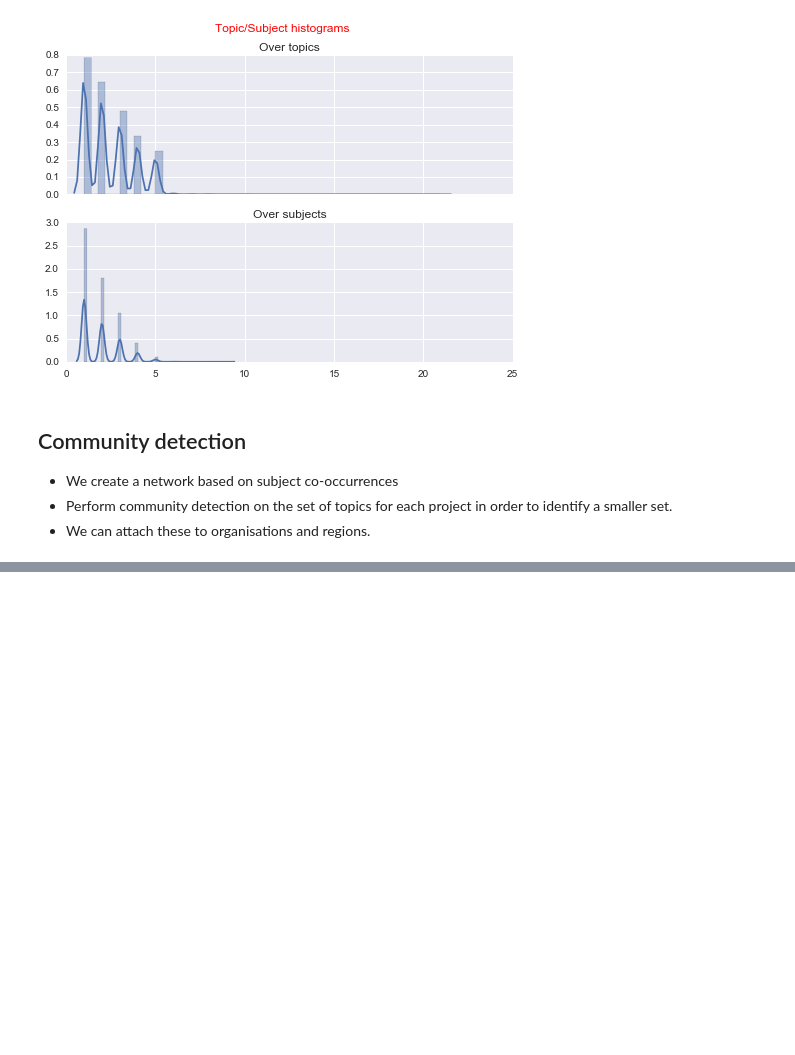
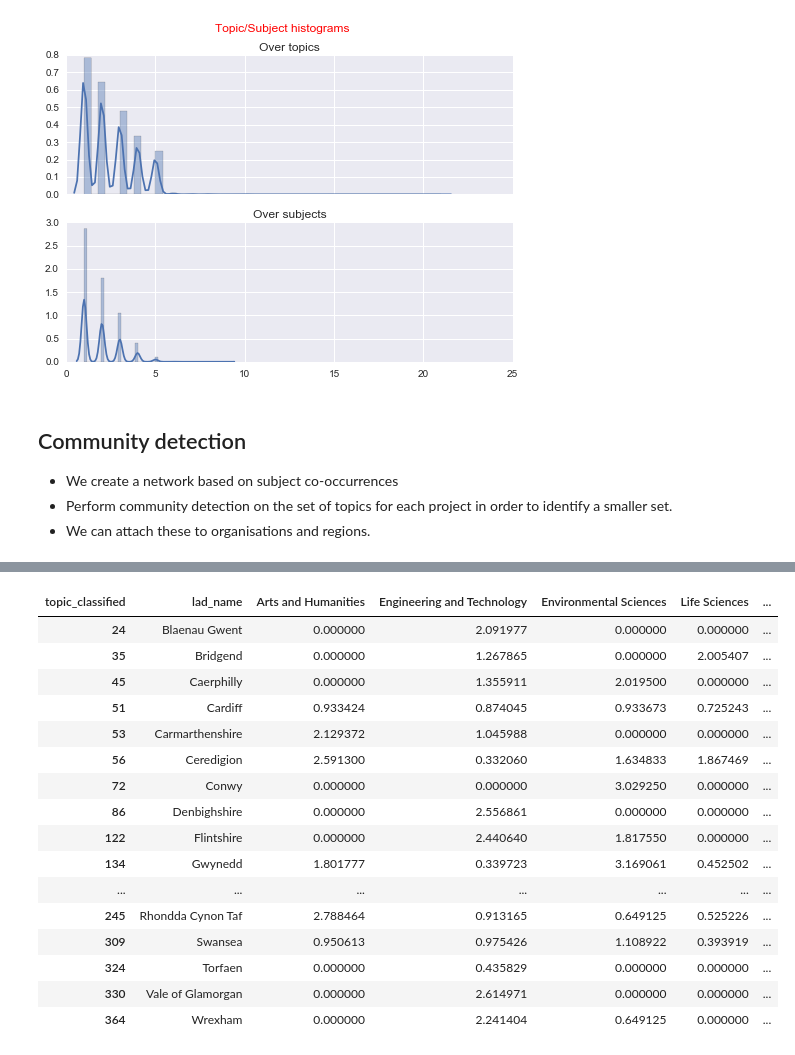
Before and after one commit to nestauk/gtr_analysis, a Jupyter notebook: notebooks/gateway-to-research-subject-classification.ipynb, the cells around one changed output, grey strips where cells are left out. Cells and saved outputs as stored; diff of their text form; code cells hidden in the pictures; blank space fills up the shorter version.

```diff
--- a/notebooks/gateway-to-research-subject-classification.ipynb
+++ b/notebooks/gateway-to-research-subject-classification.ipynb
@@ -380,0 +431,8 @@ nx.write_graphml(topic_network,out_path+"topic_network_14may2016.graphml")
+# %%
+#Extract organisation id data
+project_links_df['org_id'] = project_links_df['href'].map(lambda x: x.split("/")[-1])
+
+#Merge with org addresses (!!! NB this merge only considers geo-coded organisations)
+project_links_geo_df = pd.merge(project_links_df,
+                               lad_lut,left_on="org_id",right_on="id",how="inner")
+project_links_geo_df.head()
@@ -380,0 +446,9 @@ nx.write_graphml(topic_network,out_path+"topic_network_14may2016.graphml")
+# %%
+#Merge the geo-coded organisations with the original project df to create the project (topic) - org link. We will
+    #use this for mapping later
+#!!! This still includes a bunch of innovate_uk projects. Can deal with this by removing projects with null topics.
+relevant_proj_fields = ["grant_cats","href","id","status","titles","topic_list","aggregated_topics","topic_classified"]
+relevant_org_fields = ['project_id','rel','org_id','name','lad']
+
+projects_org_df = pd.merge(project_links_geo_df[relevant_org_fields],project_labelled_df[relevant_proj_fields],
+                            left_on="project_id",right_on="id",how="inner",sort=False)
@@ -380,0 +590,22 @@ nx.write_graphml(topic_network,out_path+"topic_network_14may2016.graphml")
+# %%
+#Do this by organisation (focusing on Welsh LADs)
+area_lq = get_lq(pd.crosstab(places_projects_orgs_df['lad_name'],places_projects_orgs_df['topic_classified']))
+area_lq[[i in welsh_lads for i in area_lq['lad_name']]]
+# %% [output]
+| topic_classified | lad_name | Arts and Humanities | Engineering and Technology | Environmental Sciences | Life Sciences | ... |
+| 24 | Blaenau Gwent | 0.000000 | 2.091977 | 0.000000 | 0.000000 | ... |
+| 35 | Bridgend | 0.000000 | 1.267865 | 0.000000 | 2.005407 | ... |
+| 45 | Caerphilly | 0.000000 | 1.355911 | 2.019500 | 0.000000 | ... |
+| 51 | Cardiff | 0.933424 | 0.874045 | 0.933673 | 0.725243 | ... |
+| 53 | Carmarthenshire | 2.129372 | 1.045988 | 0.000000 | 0.000000 | ... |
+| 56 | Ceredigion | 2.591300 | 0.332060 | 1.634833 | 1.867469 | ... |
+| 72 | Conwy | 0.000000 | 0.000000 | 3.029250 | 0.000000 | ... |
+| 86 | Denbighshire | 0.000000 | 2.556861 | 0.000000 | 0.000000 | ... |
+| 122 | Flintshire | 0.000000 | 2.440640 | 1.817550 | 0.000000 | ... |
+| 134 | Gwynedd | 1.801777 | 0.339723 | 3.169061 | 0.452502 | ... |
+| ... | ... | ... | ... | ... | ... | ... |
+| 245 | Rhondda Cynon Taf | 2.788464 | 0.913165 | 0.649125 | 0.525226 | ... |
+| 309 | Swansea | 0.950613 | 0.975426 | 1.108922 | 0.393919 | ... |
+| 324 | Torfaen | 0.000000 | 0.435829 | 0.000000 | 0.000000 | ... |
+| 330 | Vale of Glamorgan | 0.000000 | 2.614971 | 0.000000 | 0.000000 | ... |
+| 364 | Wrexham | 0.000000 | 2.241404 | 0.649125 | 0.000000 | ... |
```
Also changed, not shown: parts of 27 cells of this notebook.
